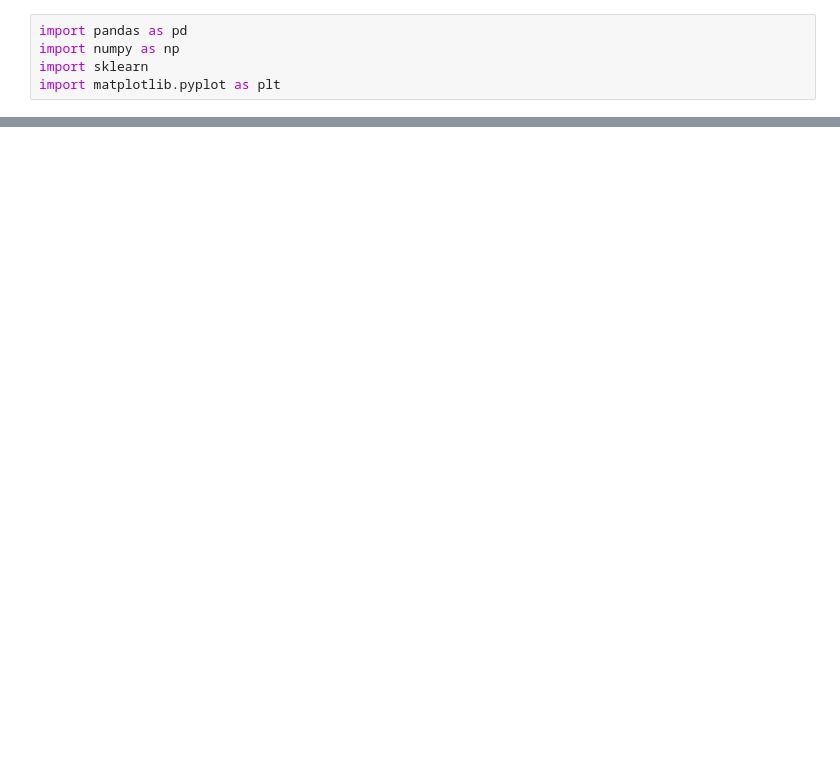
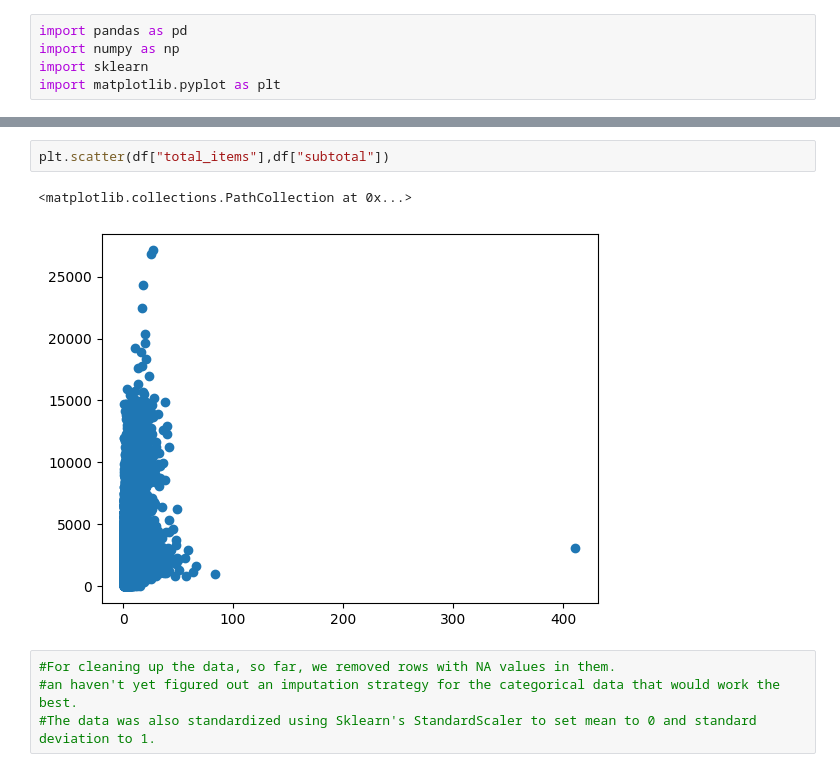
Before and after one commit to paulLieber98/ucla-doordash-proj, a Jupyter notebook: project.ipynb, the cells around one changed output, grey strips where cells are left out. Drawn from its saved outputs; the diff is of its cells as text; blank space fills up the shorter version.

```diff
--- a/project.ipynb
+++ b/project.ipynb
@@ -36,2 +70,11 @@ df.head()
+# %%
+plt.scatter(df["total_items"],df["subtotal"])
+# %% [output]
+<matplotlib.collections.PathCollection at 0x...>
+[figure, added]
+# %%
+#For cleaning up the data, so far, we removed rows with NA values in them.
+#an haven't yet figured out an imputation strategy for the categorical data that would work the best.
+#The data was also standardized using Sklearn's StandardScaler to set mean to 0 and standard deviation to 1.
 # %%
 df[df.isnull().any(axis=1)]
```
Also changed, not shown: parts of 11 cells of this notebook.
